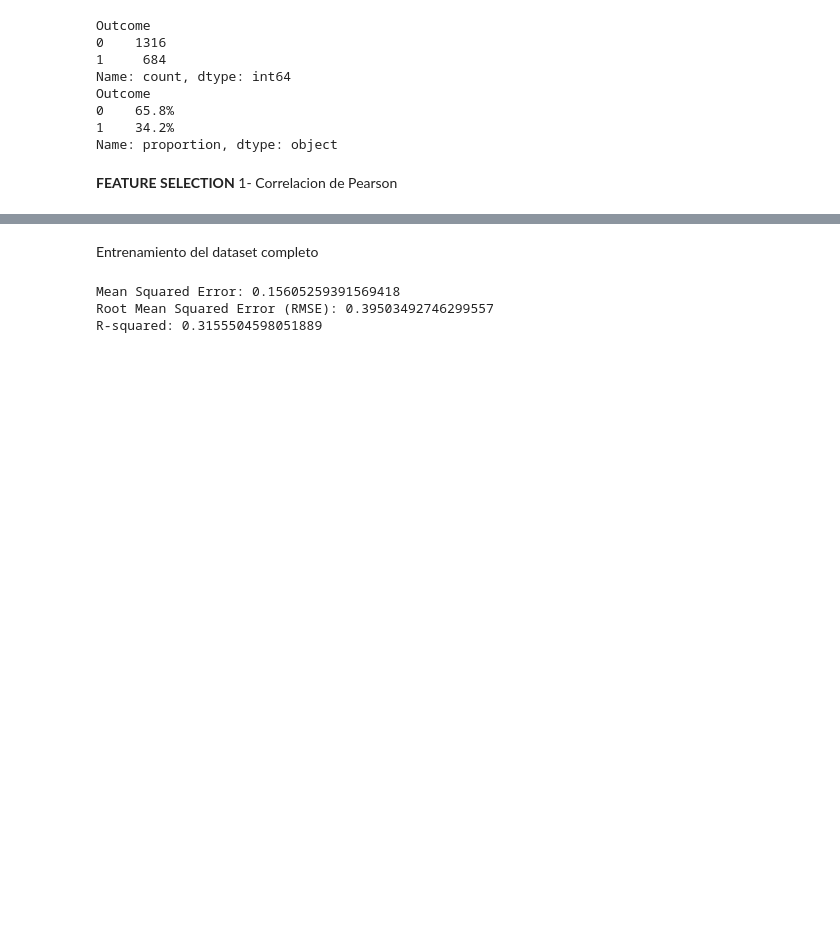
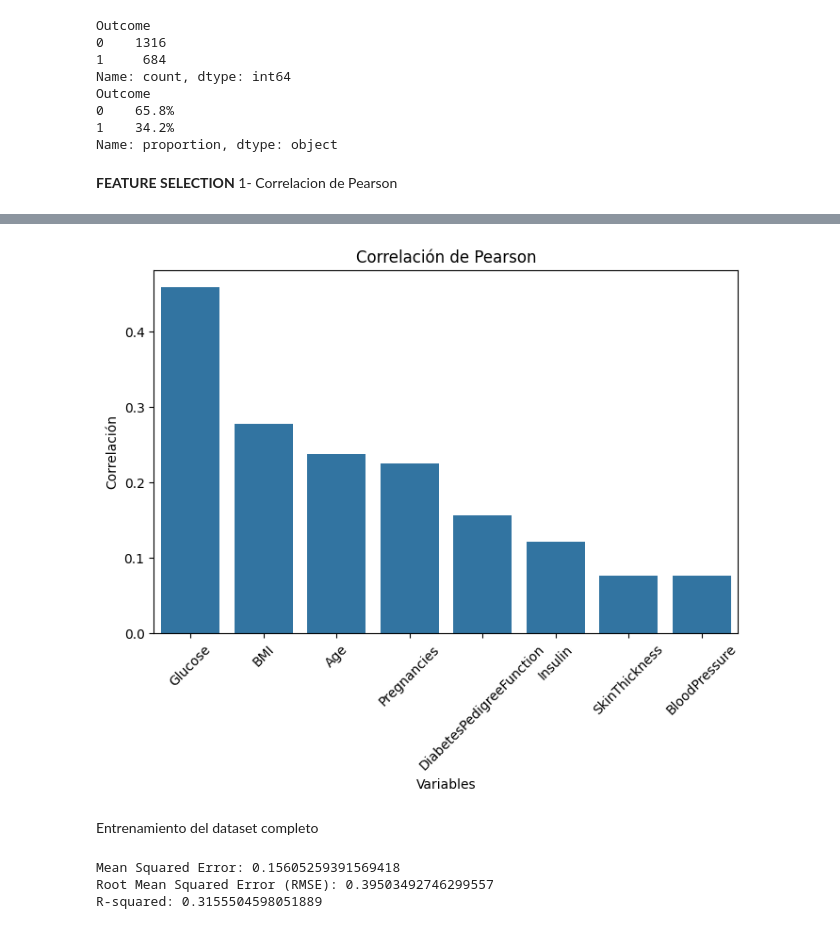
Before and after one commit to paulotolosa/prueba_II_coderhouse, a Jupyter notebook: Proyecto_ParteIII_Tolosa.ipynb, the cells around one changed output, grey strips where cells are left out. Saved outputs shown, nothing was run; the diff lists cells and outputs as text; code cells hidden in the pictures; blank space fills up the shorter version.

```diff
--- a/Proyecto_ParteIII_Tolosa.ipynb
+++ b/Proyecto_ParteIII_Tolosa.ipynb
@@ -494,3 +479,15 @@ Name: Outcome, dtype: float64
+# %%
+# Visualizar las correlaciones con el Outcome
+plt.figure(figsize=(8, 5))
+sns.barplot(x=sorted_correlations.index, y=sorted_correlations.values)
+plt.title('Correlación de Pearson')
+plt.xlabel('Variables')
+plt.ylabel('Correlación')
+plt.xticks(fontsize=10, rotation=45)  # Ajustar tamaño de letra en el eje x y rotar etiquetas
+plt.yticks(fontsize=10)  # Ajustar tamaño de letra en el eje y
+plt.show()
+# %% [output]
+[figure, added]
 # %% [markdown]
 Entrenamiento del dataset completo
 # %%
```
Also changed, not shown: parts of 5 cells of this notebook.
